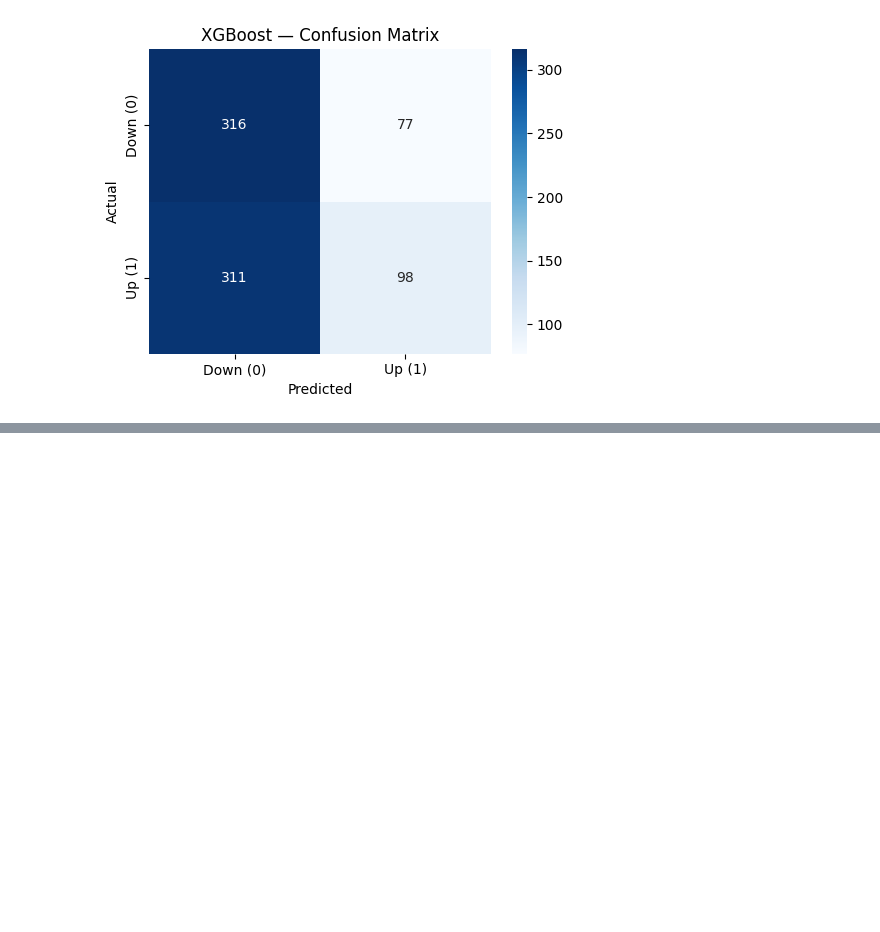
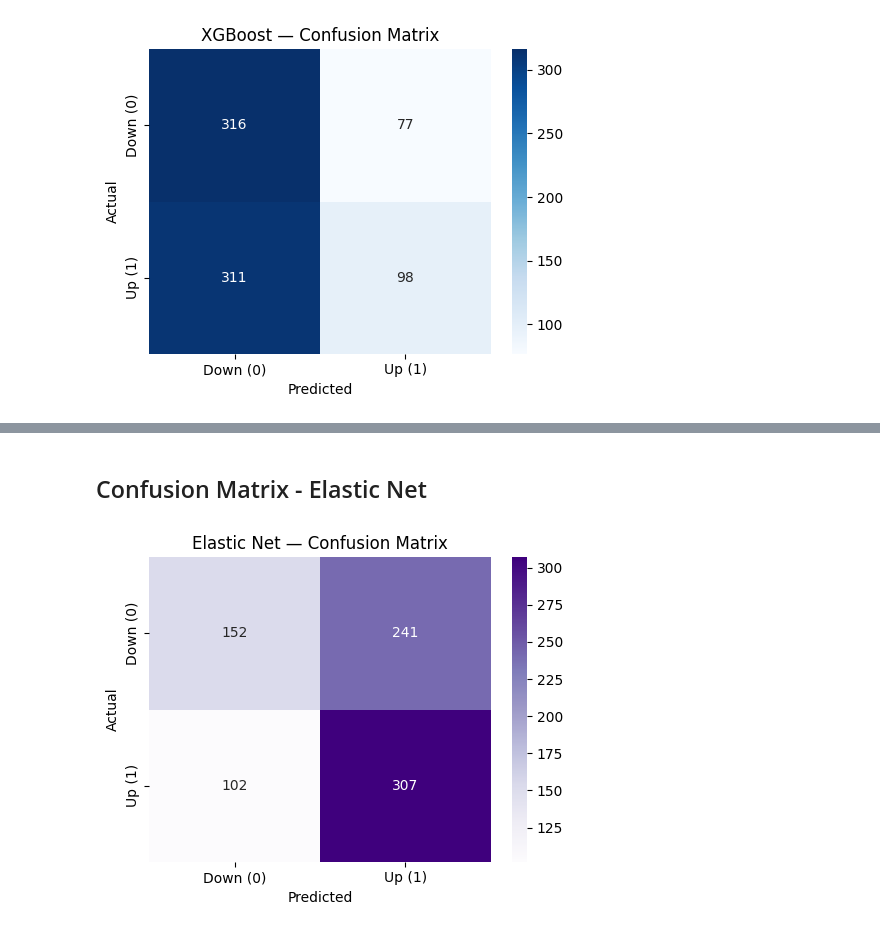
Before and after one commit to jordisa20/BTC-Price-Predictor, a Jupyter notebook: notebooks/bitcoin_trend.ipynb, the cells around one changed output, grey strips where cells are left out. Saved outputs shown, nothing was run; the diff lists cells and outputs as text; code cells hidden in the pictures; blank space fills up the shorter version.

Commit message:
Train/Test Elastic Net Logistic Regression Classification metrics: accuracy, precision, recall, f1-score, cm

```diff
--- a/notebooks/bitcoin_trend.ipynb
+++ b/notebooks/bitcoin_trend.ipynb
@@ -236,0 +320,14 @@ plt.show()
+# %% [markdown]
+## Confusion Matrix - Elastic Net
+# %%
+plt.figure(figsize=(5,4))
+sns.heatmap(cm_en, annot=True, fmt="d", cmap="Purples",
+            xticklabels=["Down (0)", "Up (1)"],
+            yticklabels=["Down (0)", "Up (1)"])
+plt.title("Elastic Net — Confusion Matrix")
+plt.xlabel("Predicted")
+plt.ylabel("Actual")
+plt.tight_layout()
+plt.show()
+# %% [output]
+[figure, added]
```
Also changed, not shown: parts of 3 cells of this notebook.
